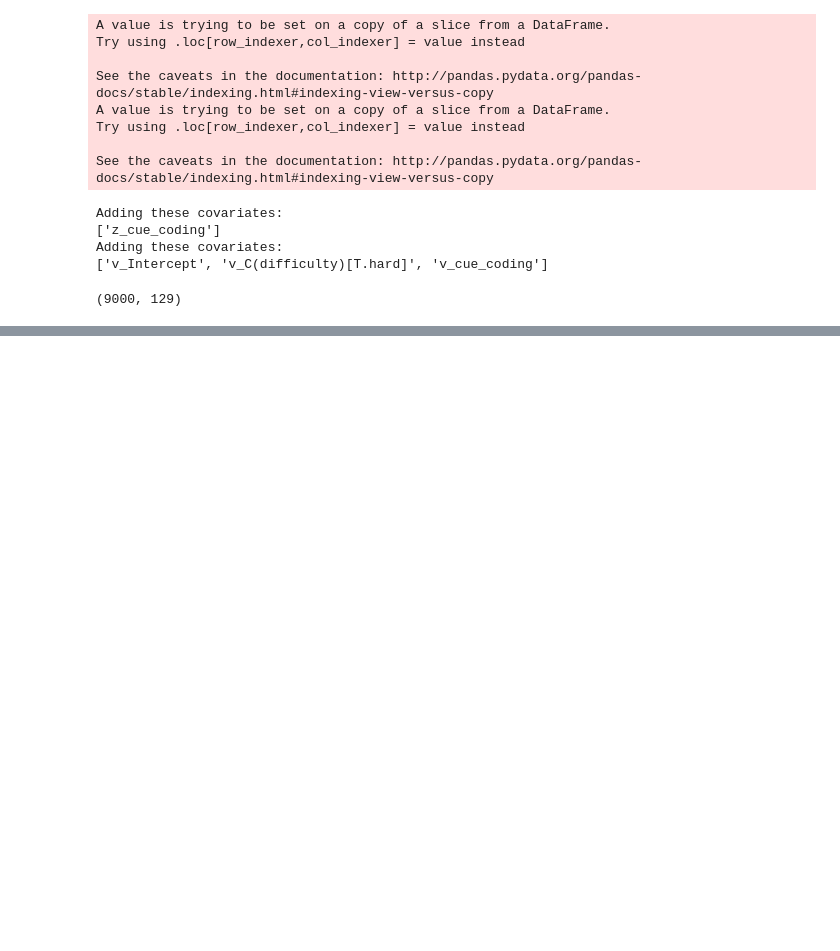
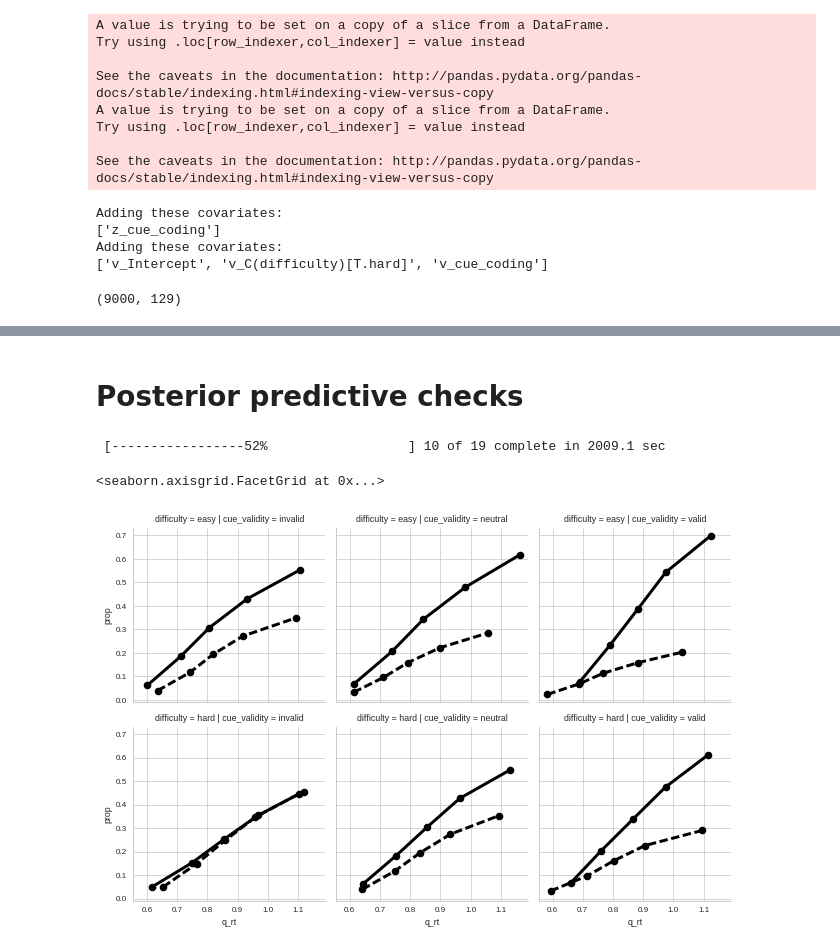
Before and after one commit to Gilles86/bias_project, a Jupyter notebook: notebooks/behavior/Analyze HDDM models.ipynb, the cells around one changed output, grey strips where cells are left out. Saved outputs shown, nothing was run; the diff lists cells and outputs as text; code cells hidden in the pictures; blank space fills up the shorter version.

```diff
--- a/notebooks/behavior/Analyze HDDM models.ipynb
+++ b/notebooks/behavior/Analyze HDDM models.ipynb
@@ -125,2 +97,8 @@ sns.jointplot('z_cue_coding', 'v_difficulty', df)
 # %%
 df.to_pickle('/home/gdholla1/projects/bias/data/derivatives/behavior/hddm/bias_shifts.pkl')
+# %% [markdown]
+# Posterior predictive checks
+# %%
+ppc_data = hddm.utils.post_pred_gen(model, samples=100)
+# %% [output]
+ [-----------------52%                  ] 10 of 19 complete in 2009.1 sec
@@ -126,0 +112,26 @@ df.to_pickle('/home/gdholla1/projects/bias/data/derivatives/behavior/hddm/bias_s
+# %%
+def get_quantile_dataframe(d, q=(0.1, 0.3, 0.5, 0.7, 0.9)):
+    q_ub, q_lb, prop_ub = hddm.utils.data_quantiles(d)
+
+    df_ub = pandas.DataFrame({'q_rt':q_ub, 'prop':np.array(q)*prop_ub, 'q':q})
+    df_ub['bound'] = 'ub'
+
+    df_lb = pandas.DataFrame({'q_rt':q_lb, 'prop':np.array(q)*(1-prop_ub), 'q':q})
+    df_lb['bound'] = 'lb'
+
+    return pandas.concat((df_ub, df_lb))
+# %%
+sns.set_context('paper')
+# %%
+# Make quantiles per subject
+data_quantiles = model.data.groupby(['subj_idx', 'cue_validity', 'difficulty']).apply(get_quantile_dataframe)
+
+# Mean quantiles over subjects
+data_quantiles = data_quantiles.reset_index().groupby(['cue_validity', 'difficulty', 'q', 'bound'], as_index=False).mean()
+
+# Make a FacetGrid to plot the quantiles over conditions
+fac = sns.FacetGrid(data_quantiles, col='cue_validity', row='difficulty', hue='bound', hue_kws={'ls':['--', '-']})
+fac.map(plt.plot, 'q_rt', 'prop', lw=3, color='k', marker='o', markeredgewidth=2)
+# %% [output]
+<seaborn.axisgrid.FacetGrid at 0x...>
+[figure, added]
```
Also changed, not shown: parts of 8 cells of this notebook, 11 other files.
